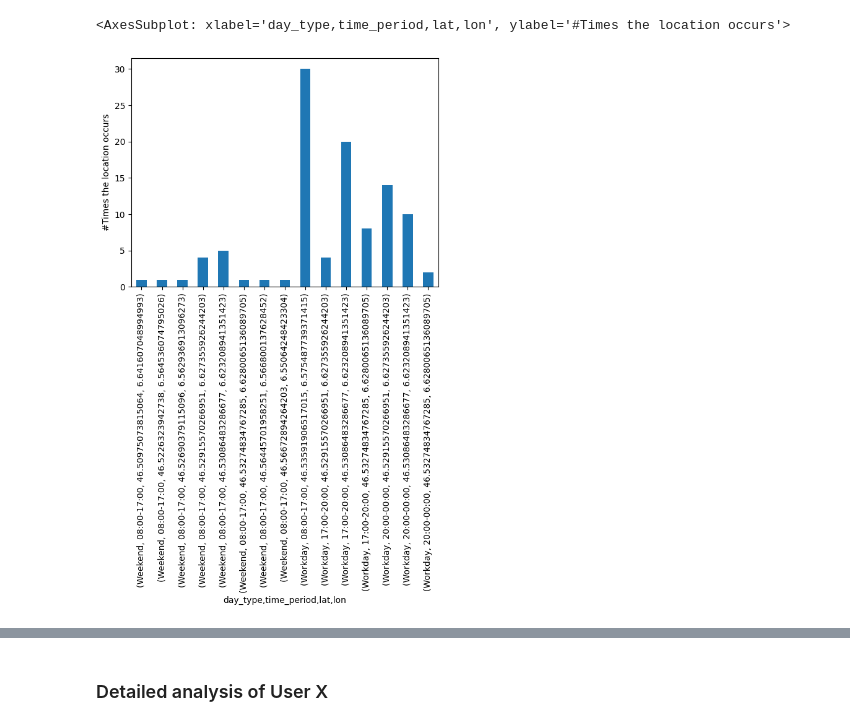
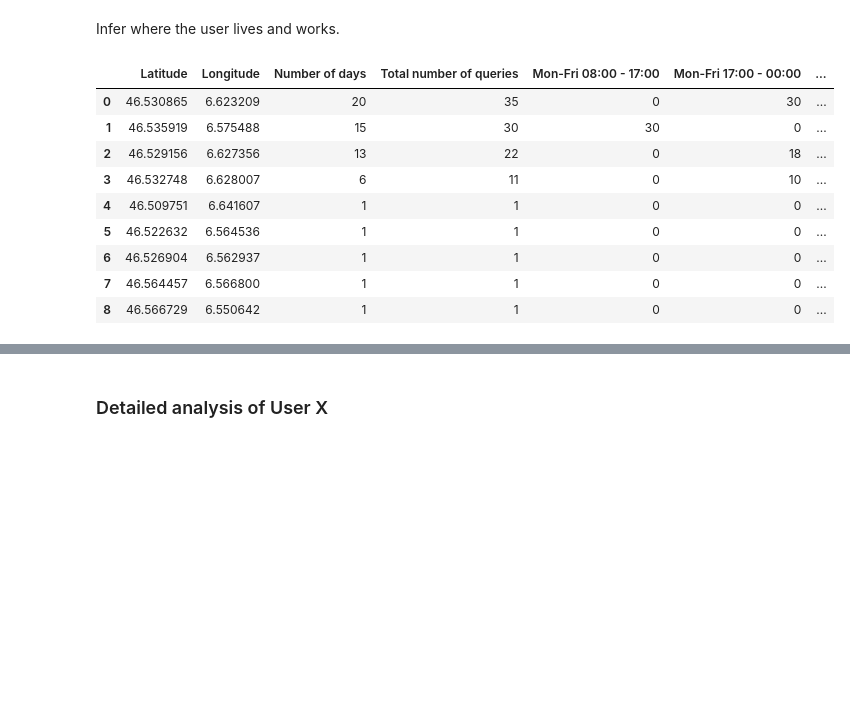
Before and after one commit to ilievanadezhda/CS-523-SecretStoll, a Jupyter notebook: privacy_evaluation/privacy_evaluation.ipynb, the cells around one changed output, grey strips where cells are left out. Saved outputs shown, nothing was run; the diff lists cells and outputs as text; code cells hidden in the pictures; blank space fills up the shorter version.

```diff
--- a/privacy_evaluation/privacy_evaluation.ipynb
+++ b/privacy_evaluation/privacy_evaluation.ipynb
@@ -37,6 +64,3 @@ def convert_hours_to_day_and_time(hours):
 # %%
 """ Load data """
 queries = pd.read_csv('queries.csv', sep=" ")
-# %%
-queries['time_period'] = queries.apply(lambda row: label_timestamp(row), axis=1)
-queries['day_type'] = queries.apply(lambda row: label_day(row), axis=1)
@@ -66,0 +67,9 @@ grouped_data.head(20)
+# %%
+""" Add columns """
+queries['mon_fri_08_17'] = queries.apply(interval_mon_fri_08_17, axis=1)
+queries['mon_fri_17_00'] = queries.apply(interval_mon_fri_17_00, axis=1)
+queries['sat_sun_08_00'] = queries.apply(interval_sat_sun_08_00, axis=1)
+queries['night_00_08'] = queries.apply(interval_night_00_08, axis=1)
+queries['days_from_start'] = queries.apply(days_from_start, axis=1)
+queries['day_and_hour'] = queries.apply(day_and_hour, axis=1)
+queries.head()
@@ -120,5 +84,0 @@ Name: poi_type_query, dtype: object
-# %%
-user_x.count().plot(kind = "bar", ylabel = "#Times the location occurs")
-# %% [output]
-<AxesSubplot: xlabel='day_type,time_period,lat,lon', ylabel='#Times the location occurs'>
-[figure, removed]
@@ -124,0 +88,26 @@ user_x.count().plot(kind = "bar", ylabel = "#Times the location occurs")
+# %% [markdown]
+Infer where the user lives and works.
+# %%
+# Get all queries of user X
+user_x = queries[queries["ip_address"]==IP_ADDRESS]
+# Group by lat, lon and count the number of unique days, total number of queries, and the number of queries in each category
+user_x = user_x.groupby(["lat", "lon"]).agg({"days_from_start": lambda x: len(set(x)), "timestamp": "count", "mon_fri_08_17": "sum", "mon_fri_17_00": "sum", "sat_sun_08_00": "sum", "night_00_08": "sum", "poi_type_query": lambda x: list(set(x))})
+user_x = user_x.sort_values(by=["days_from_start"], ascending=False)
+user_x = user_x.reset_index()
+# Rename columns
+user_x = user_x.rename(columns={"lat": "Latitude", "lon":"Longitude", "timestamp": "Total number of queries", "days_from_start": "Number of days", "mon_fri_08_17": "Mon-Fri 08:00 - 17:00", "mon_fri_17_00": "Mon-Fri 17:00 - 00:00", "sat_sun_08_00": "Sat-Sun 08:00 - 00:00", "night_00_08": "Night 00:00 - 08:00", "poi_type_query": "POI types"})
+# Latex table
+user_x.style.to_latex("latex/user_x_1.tex")
+# Show
+user_x.head(20)
+# %% [output]
+|  | Latitude | Longitude | Number of days | Total number of queries | Mon-Fri 08:00 - 17:00 | Mon-Fri 17:00 - 00:00 | ... |
+| 0 | 46.530865 | 6.623209 | 20 | 35 | 0 | 30 | ... |
+| 1 | 46.535919 | 6.575488 | 15 | 30 | 30 | 0 | ... |
+| 2 | 46.529156 | 6.627356 | 13 | 22 | 0 | 18 | ... |
+| 3 | 46.532748 | 6.628007 | 6 | 11 | 0 | 10 | ... |
+| 4 | 46.509751 | 6.641607 | 1 | 1 | 0 | 0 | ... |
+| 5 | 46.522632 | 6.564536 | 1 | 1 | 0 | 0 | ... |
+| 6 | 46.526904 | 6.562937 | 1 | 1 | 0 | 0 | ... |
+| 7 | 46.564457 | 6.566800 | 1 | 1 | 0 | 0 | ... |
+| 8 | 46.566729 | 6.550642 | 1 | 1 | 0 | 0 | ... |
```
Also changed, not shown: parts of 13 cells of this notebook, 3 other files.
